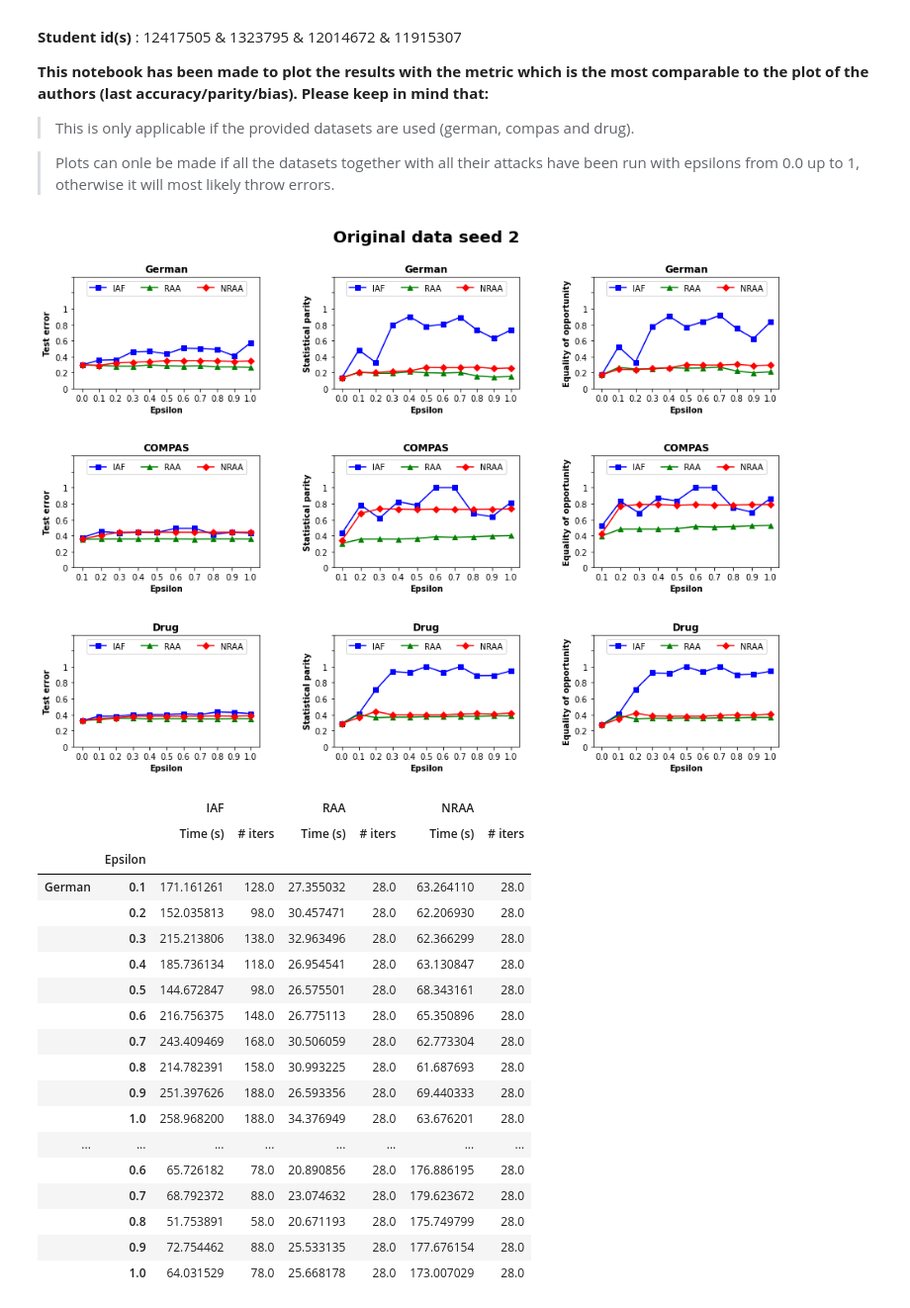
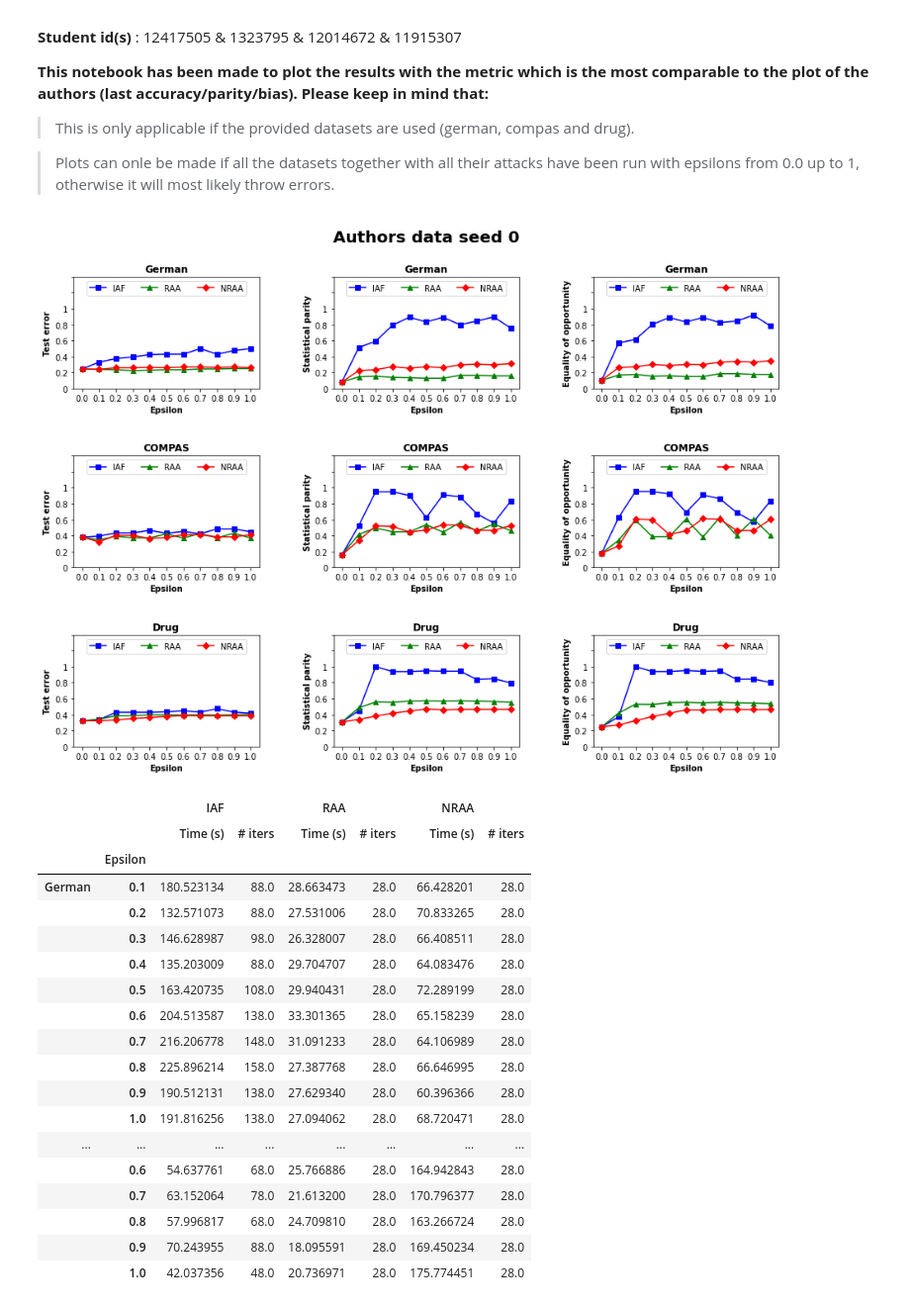
Before and after one commit to DCHamerslag/FACT, a Jupyter notebook: attack-master/Fairness_attack/results/plot_results_best_metric.ipynb, the cells around one changed output. Shown at 99% size. Saved outputs shown, nothing was run; the diff lists cells and outputs as text; code cells hidden in the pictures.

Commit message:
changed plot_results

```diff
--- a/attack-master/Fairness_attack/results/plot_results_best_metric.ipynb
+++ b/attack-master/Fairness_attack/results/plot_results_best_metric.ipynb
@@ -17,12 +18,6 @@ import csv
 import pandas as pd
 import numpy as np
 import matplotlib.pylab as plt
-# %%
-methods = ["/IAF-", "/RAA-", "/NRAA-"]
-folder_measures = ["test_accs", "parities and biases"]
-measures = ["test_acc", "parity", "EO bias"]
-time_and_it = "time_and_it"
-time_and_it_columns = ["time_taken_seconds", "iteration"]
 # %%
 # seed still needs to be implemented
 def get_test_dicts(dataset, data_choice, methods, folder_measure, measure):
@@ -30,7 +25,9 @@ def get_test_dicts(dataset, data_choice, methods, folder_measure, measure):
     last_dict = {"IAF":dict(), "RAA":dict(), "NRAA":dict()}
 
     # find all the files for the dataset
-    for file_name in glob.glob("{}/{}/{}/*".format(data_choice, dataset, folder_measure)):
+    file_names = os.path.join("{}".format(data_choice), "{}".format(dataset), "{}".format(folder_measure), "*")
+#     for file_name in glob.glob("{}/{}/{}/*".format(data_choice, dataset, folder_measure)):
+    for file_name in glob.glob(file_names):
         for method in methods:
             if method in file_name:
                 # strip the methods (/IAF-) etc.
@@ -57,7 +54,9 @@ def get_test_dicts(dataset, data_choice, methods, folder_measure, measure):
 def get_time_and_it_dicts(dataset, data_choice, methods, time_and_it_folder, t_i_col):
     dict_ = {"IAF":dict(), "RAA":dict(), "NRAA":dict()}
 
-    for file_name in glob.glob("{}/{}/{}/*".format(data_choice, dataset, time_and_it_folder)):
+    file_names = os.path.join("{}".format(data_choice), "{}".format(dataset), "{}".format(time_and_it_folder), "*")
+#     for file_name in glob.glob("{}/{}/{}/*".format(data_choice, dataset, time_and_it_folder)):
+    for file_name in glob.glob(file_names):
         for method in methods:
             if method in file_name:
                 meth = method[1:-1]
@@ -178,36 +177,38 @@ def plot_seed(datasets, data_choice, methods, folder_measure, measure, time_and_
 
     display(pd.concat({"German":german_df, "COMPAS":compas_df, "Drug consumption":drug_df}))
 # %%
-methods = ["/IAF-", "/RAA-", "/NRAA-"]
+methods = [os.path.join(" ", "IAF-").strip(),
+           os.path.join(" ", "RAA-").strip(),
+           os.path.join(" ", "NRAA-").strip()]
 folder_measures = ["test_accs", "parities and biases"]
 measures = ["test_acc", "parity", "EO bias"]
 datasets = ["german", "compas", "drug"]
 time_and_it = "time_and_it"
 time_and_it_columns = ["time_taken_seconds", "iteration"]
 
-plot_seed(datasets, "Original data seed 2", methods, folder_measures, measures,
+plot_seed(datasets, "Authors data seed 0", methods, folder_measures, measures,
           time_and_it, time_and_it_columns)
 # %% [output]
-[figure, old version]
+[figure, new version]
 |  |  | IAF |  | RAA |  | NRAA |  |
 |  |  | Time (s) | # iters | Time (s) | # iters | Time (s) | # iters |
 |  | Epsilon |  |  |  |  |  |  |
-| German | 0.1 | 171.161261 | 128.0 | 27.355032 | 28.0 | 63.264110 | 28.0 |
-|  | 0.2 | 152.035813 | 98.0 | 30.457471 | 28.0 | 62.206930 | 28.0 |
-|  | 0.3 | 215.213806 | 138.0 | 32.963496 | 28.0 | 62.366299 | 28.0 |
-|  | 0.4 | 185.736134 | 118.0 | 26.954541 | 28.0 | 63.130847 | 28.0 |
-|  | 0.5 | 144.672847 | 98.0 | 26.575501 | 28.0 | 68.343161 | 28.0 |
-|  | 0.6 | 216.756375 | 148.0 | 26.775113 | 28.0 | 65.350896 | 28.0 |
-|  | 0.7 | 243.409469 | 168.0 | 30.506059 | 28.0 | 62.773304 | 28.0 |
-|  | 0.8 | 214.782391 | 158.0 | 30.993225 | 28.0 | 61.687693 | 28.0 |
-|  | 0.9 | 251.397626 | 188.0 | 26.593356 | 28.0 | 69.440333 | 28.0 |
-|  | 1.0 | 258.968200 | 188.0 | 34.376949 | 28.0 | 63.676201 | 28.0 |
+| German | 0.1 | 180.523134 | 88.0 | 28.663473 | 28.0 | 66.428201 | 28.0 |
+|  | 0.2 | 132.571073 | 88.0 | 27.531006 | 28.0 | 70.833265 | 28.0 |
+|  | 0.3 | 146.628987 | 98.0 | 26.328007 | 28.0 | 66.408511 | 28.0 |
+|  | 0.4 | 135.203009 | 88.0 | 29.704707 | 28.0 | 64.083476 | 28.0 |
+|  | 0.5 | 163.420735 | 108.0 | 29.940431 | 28.0 | 72.289199 | 28.0 |
+|  | 0.6 | 204.513587 | 138.0 | 33.301365 | 28.0 | 65.158239 | 28.0 |
+|  | 0.7 | 216.206778 | 148.0 | 31.091233 | 28.0 | 64.106989 | 28.0 |
+|  | 0.8 | 225.896214 | 158.0 | 27.387768 | 28.0 | 66.646995 | 28.0 |
+|  | 0.9 | 190.512131 | 138.0 | 27.629340 | 28.0 | 60.396366 | 28.0 |
+|  | 1.0 | 191.816256 | 138.0 | 27.094062 | 28.0 | 68.720471 | 28.0 |
 | ... | ... | ... | ... | ... | ... | ... | ... |
-|  | 0.6 | 65.726182 | 78.0 | 20.890856 | 28.0 | 176.886195 | 28.0 |
-|  | 0.7 | 68.792372 | 88.0 | 23.074632 | 28.0 | 179.623672 | 28.0 |
-|  | 0.8 | 51.753891 | 58.0 | 20.671193 | 28.0 | 175.749799 | 28.0 |
-|  | 0.9 | 72.754462 | 88.0 | 25.533135 | 28.0 | 177.676154 | 28.0 |
-|  | 1.0 | 64.031529 | 78.0 | 25.668178 | 28.0 | 173.007029 | 28.0 |
+|  | 0.6 | 54.637761 | 68.0 | 25.766886 | 28.0 | 164.942843 | 28.0 |
+|  | 0.7 | 63.152064 | 78.0 | 21.613200 | 28.0 | 170.796377 | 28.0 |
+|  | 0.8 | 57.996817 | 68.0 | 24.709810 | 28.0 | 163.266724 | 28.0 |
+|  | 0.9 | 70.243955 | 88.0 | 18.095591 | 28.0 | 169.450234 | 28.0 |
+|  | 1.0 | 42.037356 | 48.0 | 20.736971 | 28.0 | 175.774451 | 28.0 |
 # %% [markdown]
 Make sure you **change the data_choice** (original data or authors data). So only the second parameter of plot_seed. The model automatically saves the data choice as:
 
```
Also changed, not shown: parts of 3 cells of this notebook.
